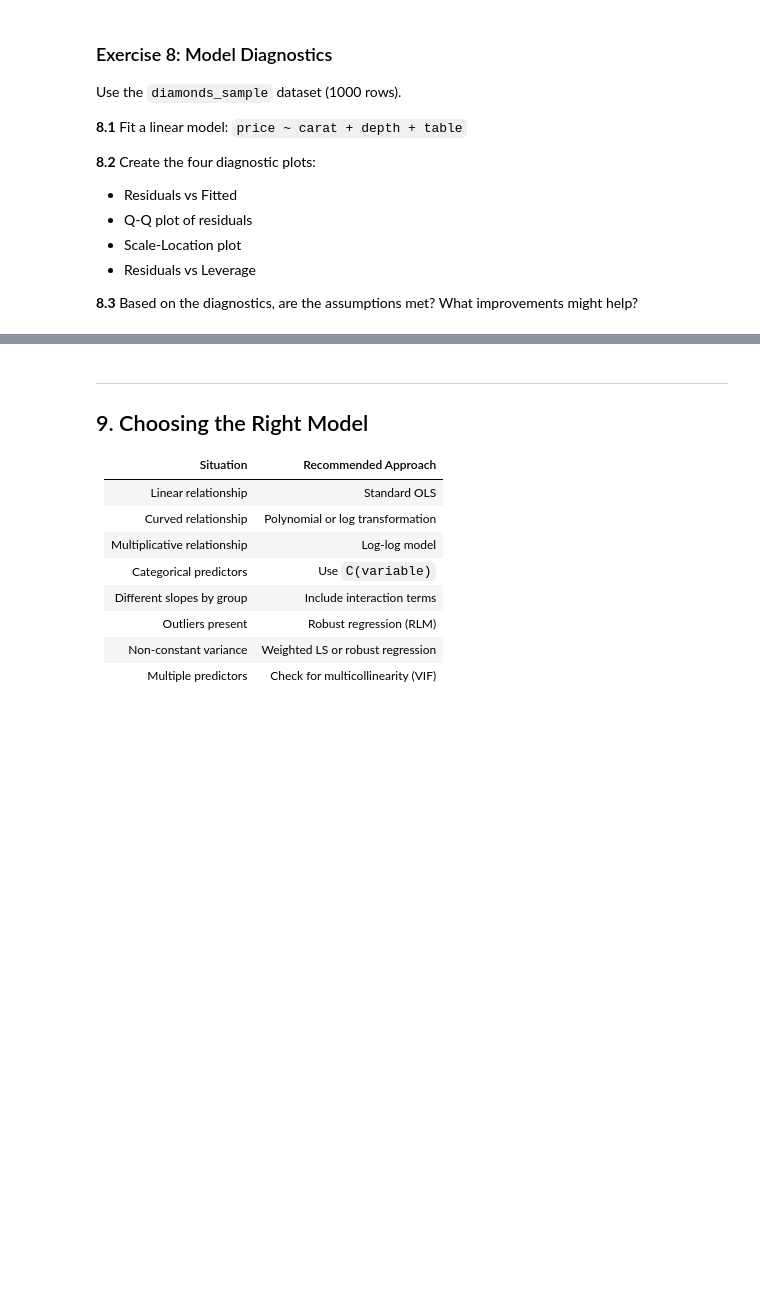
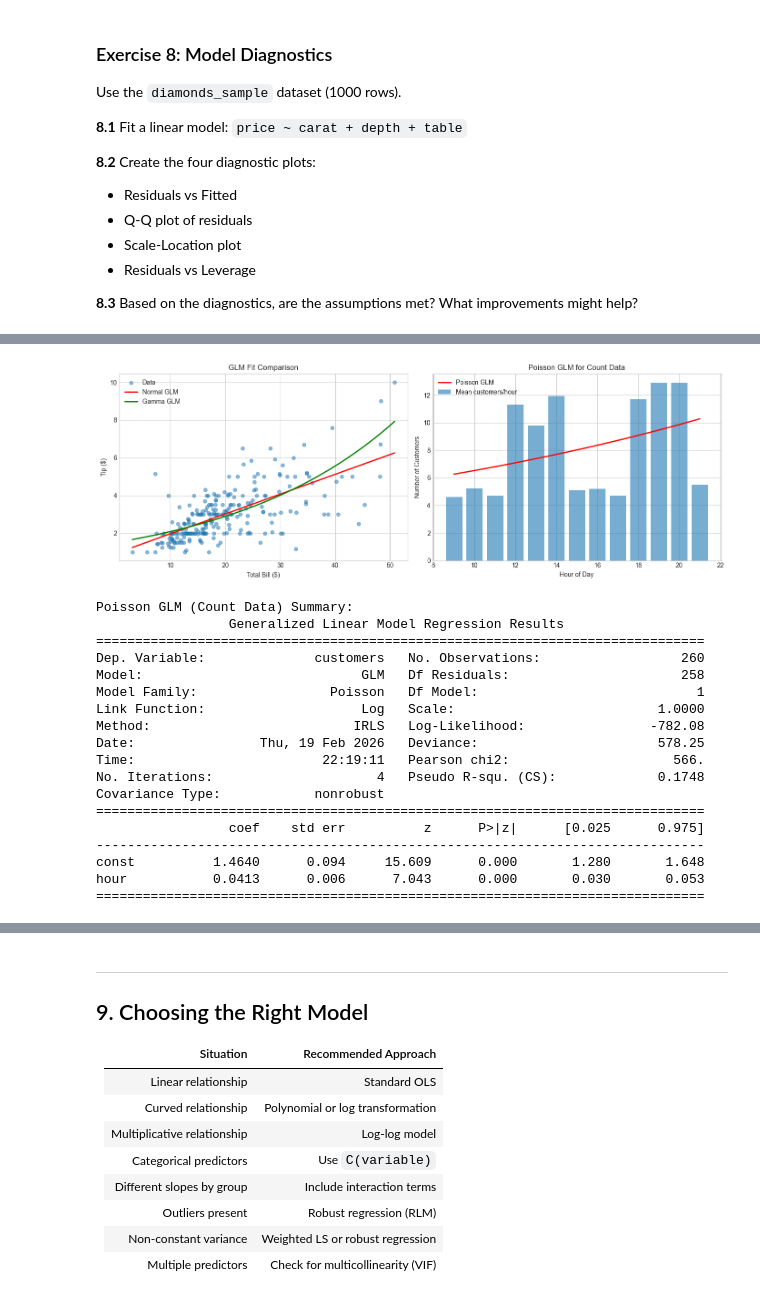
Before and after one commit to gatocor/statistics_with_python, a Jupyter notebook: 7. Linear Regression/exercises_linear_regression.ipynb, the cells around one changed output, grey strips where cells are left out. Saved outputs shown, nothing was run; the diff lists cells and outputs as text; code cells hidden in the pictures; blank space fills up the shorter version.

```diff
--- a/7. Linear Regression/exercises_linear_regression.ipynb
+++ b/7. Linear Regression/exercises_linear_regression.ipynb
@@ -834,0 +1193,66 @@ diamonds_sample = diamonds.sample(1000, random_state=42)
+# %%
+# Visualize GLM fits
+fig, axes = plt.subplots(1, 2, figsize=(14, 5))
+
+x_range = np.linspace(tips['total_bill'].min(), tips['total_bill'].max(), 100)
+X_pred = sm.add_constant(x_range)
+
+# Plot 1: Fitted values comparison
+ax1 = axes[0]
+ax1.scatter(tips['total_bill'], tips['tip'], alpha=0.5, s=30, label='Data')
+ax1.plot(x_range, model_normal.predict(X_pred), 'r-', linewidth=2, label='Normal GLM')
+ax1.plot(x_range, model_gamma.predict(X_pred), 'g-', linewidth=2, label='Gamma GLM')
+ax1.set_xlabel('Total Bill ($)')
+ax1.set_ylabel('Tip ($)')
+ax1.set_title('GLM Fit Comparison')
+ax1.legend()
+
+# Plot 2: Poisson example with count data
+# Create count data: number of customers per hour
+np.random.seed(42)
+hours = np.repeat(np.arange(9, 22), 20)  # 9am to 10pm, 20 days
+peak_effect = np.where((hours >= 12) & (hours <= 14), 2.0,
+                       np.where((hours >= 18) & (hours <= 20), 2.5, 1.0))
+customers = np.random.poisson(lam=5 * peak_effect)
+df_count = pd.DataFrame({'hour': hours, 'customers': customers})
+
+model_poisson = sm.GLM(df_count['customers'], sm.add_constant(df_count['hour']),
+                       family=sm.families.Poisson()).fit()
+
+ax2 = axes[1]
+# Aggregate for plotting
+hourly_mean = df_count.groupby('hour')['customers'].mean()
+ax2.bar(hourly_mean.index, hourly_mean.values, alpha=0.6, label='Mean customers/hour')
+hour_range = np.linspace(9, 21, 50)
+ax2.plot(hour_range, model_poisson.predict(sm.add_constant(hour_range)),
+         'r-', linewidth=2, label='Poisson GLM')
+ax2.set_xlabel('Hour of Day')
+ax2.set_ylabel('Number of Customers')
+ax2.set_title('Poisson GLM for Count Data')
+ax2.legend()
+
+plt.tight_layout()
+plt.show()
+
+print("\nPoisson GLM (Count Data) Summary:")
+print(model_poisson.summary())
+# %% [output]
+[figure, added]
+Poisson GLM (Count Data) Summary:
+                 Generalized Linear Model Regression Results
+==============================================================================
+Dep. Variable:              customers   No. Observations:                  260
+Model:                            GLM   Df Residuals:                      258
+Model Family:                 Poisson   Df Model:                            1
+Link Function:                    Log   Scale:                          1.0000
+Method:                          IRLS   Log-Likelihood:                -782.08
+Date:                Thu, 19 Feb 2026   Deviance:                       578.25
+Time:                        22:19:11   Pearson chi2:                     566.
+No. Iterations:                     4   Pseudo R-squ. (CS):             0.1748
+Covariance Type:            nonrobust
+==============================================================================
+                 coef    std err          z      P>|z|      [0.025      0.975]
+------------------------------------------------------------------------------
+const          1.4640      0.094     15.609      0.000       1.280       1.648
+hour           0.0413      0.006      7.043      0.000       0.030       0.053
+==============================================================================
```
Also changed, not shown: parts of 24 cells of this notebook, 6 other files.
